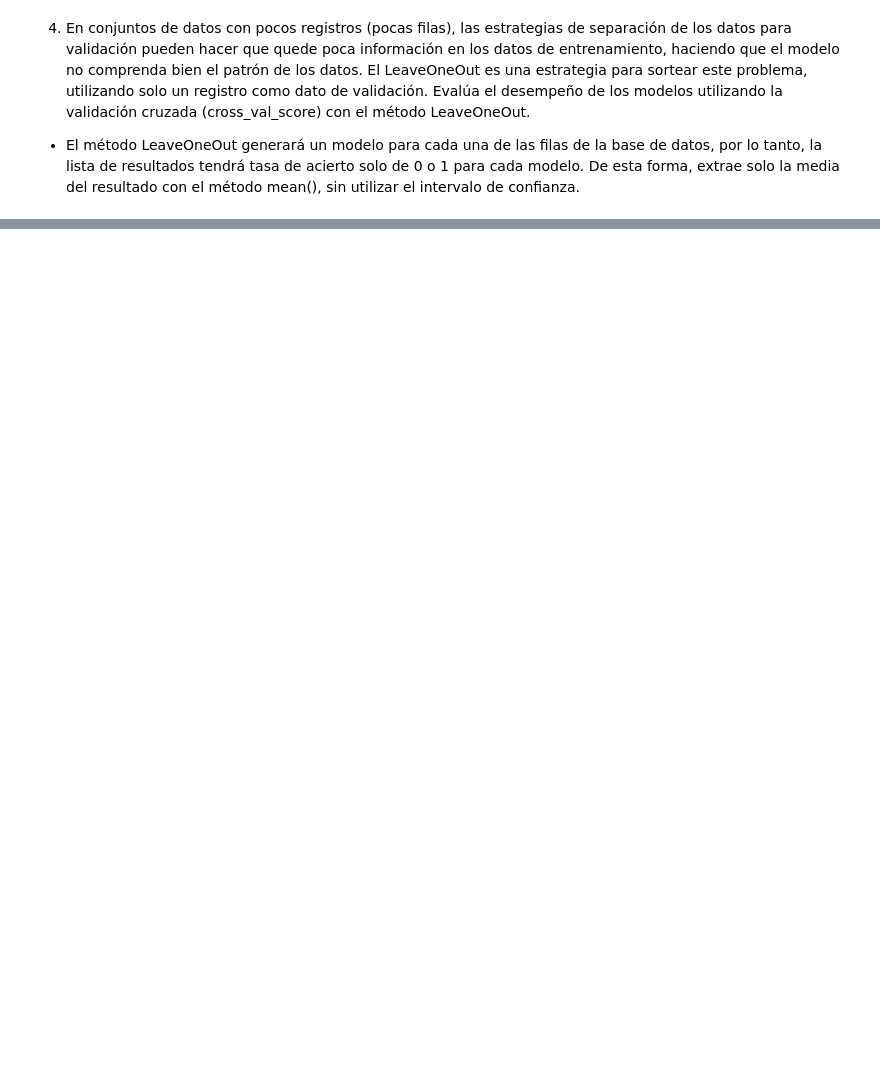
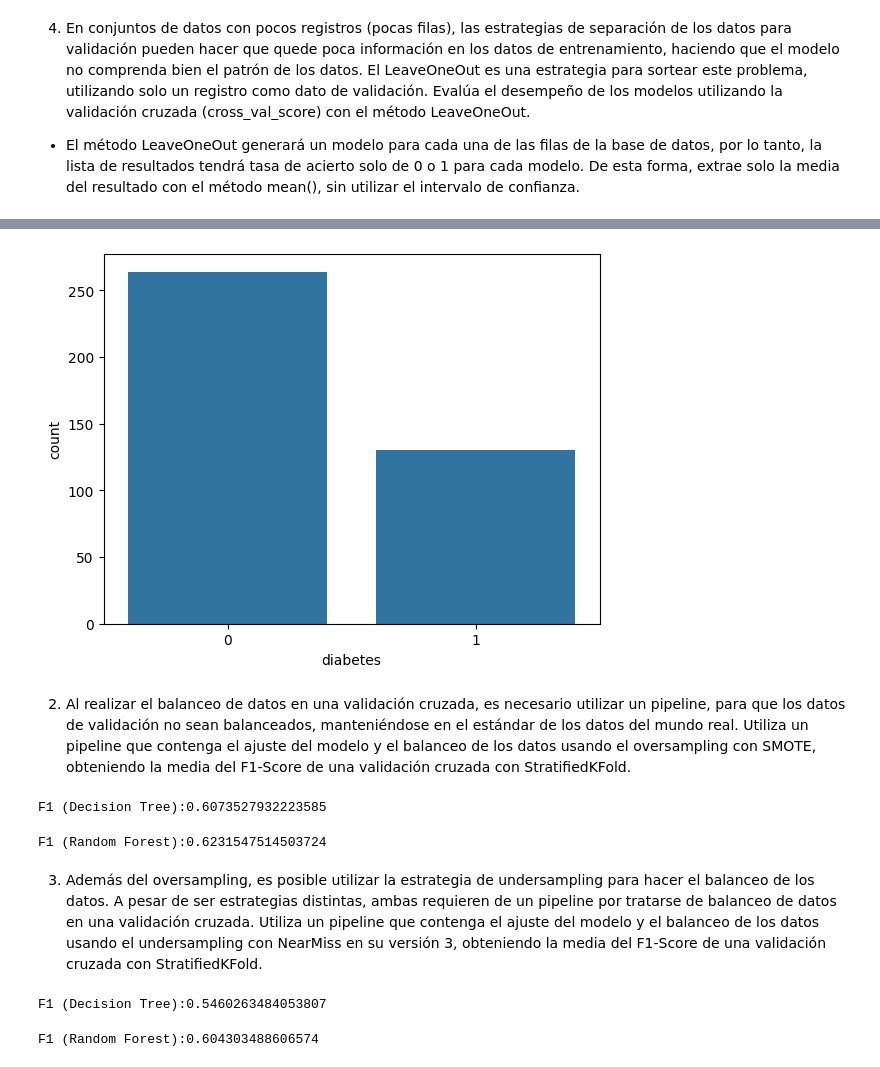
Before and after one commit to Daimond92/python_data_science, a Jupyter notebook: Clasificacion_validacion_y_metricas.ipynb, the cells around one changed output, grey strips where cells are left out. Cells and saved outputs as stored; diff of their text form; code cells hidden in the pictures; blank space fills up the shorter version.

```diff
--- a/Clasificacion_validacion_y_metricas.ipynb
+++ b/Clasificacion_validacion_y_metricas.ipynb
@@ -513,0 +606,40 @@ Precisión media (Random Forest):0.7085561497326203
+# %%
+sns.countplot(df, x = 'diabetes');
+# %% [output]
+[figure, added]
+# %% [markdown]
+2. Al realizar el balanceo de datos en una validación cruzada, es necesario utilizar un pipeline, para que los datos de validación no sean balanceados, manteniéndose en el estándar de los datos del mundo real. Utiliza un pipeline que contenga el ajuste del modelo y el balanceo de los datos usando el oversampling con SMOTE, obteniendo la media del F1-Score de una validación cruzada con StratifiedKFold.
+# %%
+arbol = DecisionTreeClassifier(max_depth = 3)
+pipeline = imbpipeline([('oversample', SMOTE()), ('arbol', arbol)])
+skf = StratifiedKFold(n_splits = 10, shuffle = True, random_state = 5)
+resultado_arbol = cross_val_score(pipeline, x, y, cv = skf, scoring = 'f1')
+print(f'F1 (Decision Tree):{resultado_arbol.mean()}')
+# %% [output]
+F1 (Decision Tree):0.6073527932223585
+# %%
+random_forest = RandomForestClassifier(max_depth = 2)
+pipeline = imbpipeline([('oversample', SMOTE()), ('random_forest', random_forest)])
+skf = StratifiedKFold(n_splits = 10, shuffle = True, random_state = 5)
+resultado_rf = cross_val_score(pipeline, x, y, cv = skf, scoring = 'f1')
+print(f'F1 (Random Forest):{resultado_rf.mean()}')
+# %% [output]
+F1 (Random Forest):0.6231547514503724
+# %% [markdown]
+3. Además del oversampling, es posible utilizar la estrategia de undersampling para hacer el balanceo de los datos. A pesar de ser estrategias distintas, ambas requieren de un pipeline por tratarse de balanceo de datos en una validación cruzada. Utiliza un pipeline que contenga el ajuste del modelo y el balanceo de los datos usando el undersampling con NearMiss en su versión 3, obteniendo la media del F1-Score de una validación cruzada con StratifiedKFold.
+# %%
+arbol = DecisionTreeClassifier(max_depth = 3)
+pipeline = imbpipeline([('undersample', NearMiss(version = 3)), ('arbol', arbol)])
+skf = StratifiedKFold(n_splits = 10, shuffle = True, random_state = 5)
+resultado_arbol = cross_val_score(pipeline, x, y, cv = skf, scoring = 'f1')
+print(f'F1 (Decision Tree):{resultado_arbol.mean()}')
+# %% [output]
+F1 (Decision Tree):0.5460263484053807
+# %%
+random_forest = RandomForestClassifier(max_depth = 2)
+pipeline = imbpipeline([('undersample', NearMiss(version = 3)), ('random_forest', random_forest)])
+skf = StratifiedKFold(n_splits = 10, shuffle = True, random_state = 5)
+resultado_rf = cross_val_score(pipeline, x, y, cv = skf, scoring = 'f1')
+print(f'F1 (Random Forest):{resultado_rf.mean()}')
+# %% [output]
+F1 (Random Forest):0.604303488606574
```
Also changed, not shown: parts of 48 cells of this notebook.
